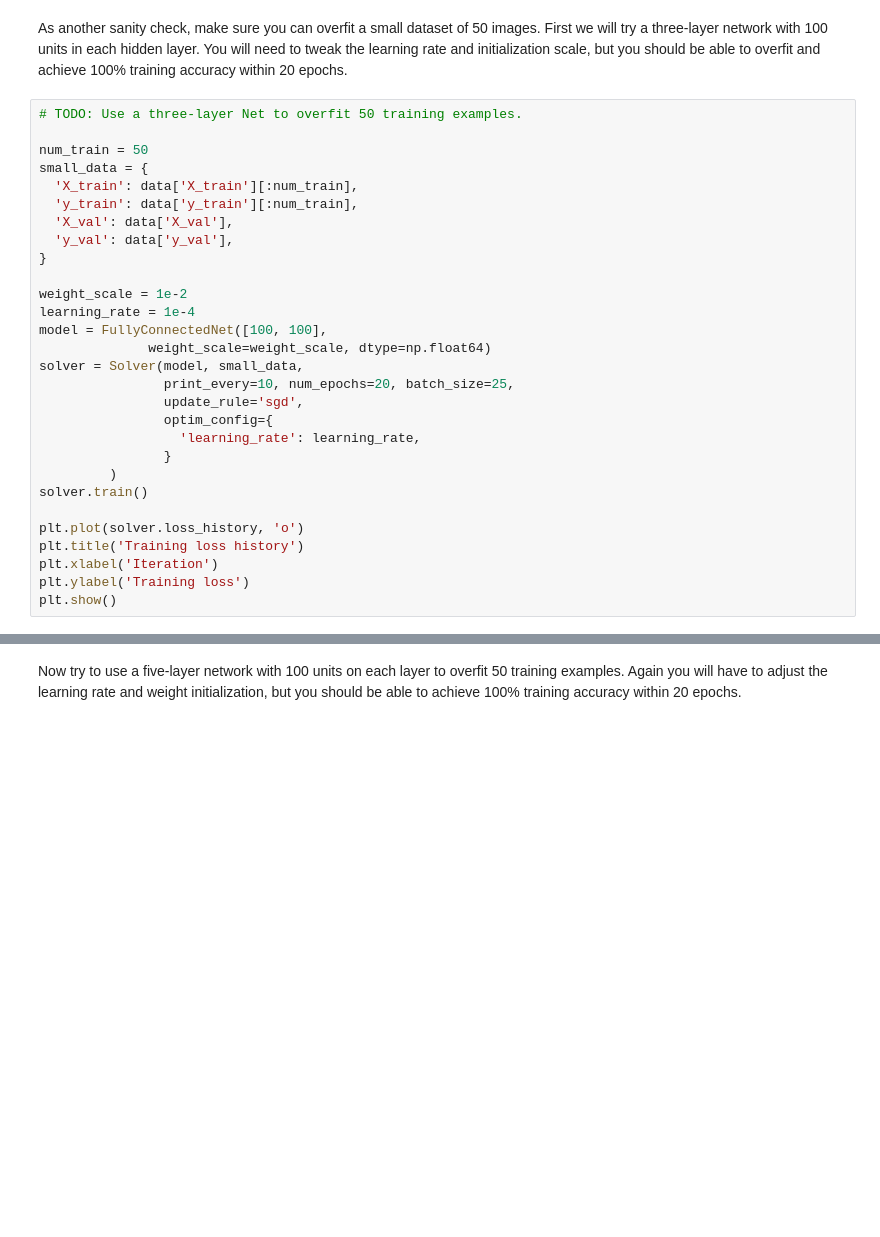
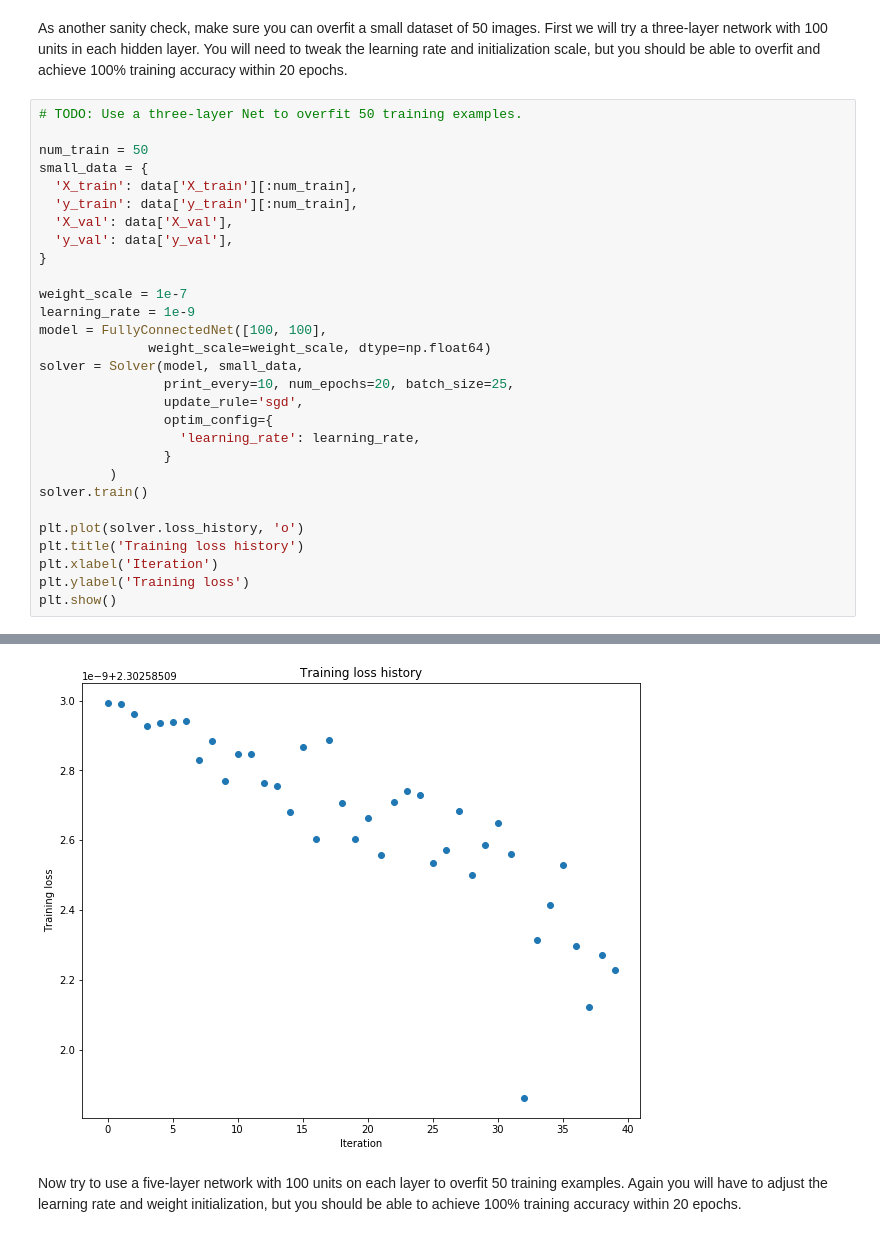
Before and after one commit to maoisdamao/231n, a Jupyter notebook: assignment2/FullyConnectedNets.ipynb, the cells around one changed output, grey strips where cells are left out. Drawn from its saved outputs; the diff is of its cells as text; blank space fills up the shorter version.

```diff
--- a/assignment2/FullyConnectedNets.ipynb
+++ b/assignment2/FullyConnectedNets.ipynb
@@ -426,8 +443,8 @@ small_data = {
   'y_val': data['y_val'],
 }
 
-weight_scale = 1e-2
-learning_rate = 1e-4
+weight_scale = 1e-7
+learning_rate = 1e-9
 model = FullyConnectedNet([100, 100],
               weight_scale=weight_scale, dtype=np.float64)
 solver = Solver(model, small_data,
@@ -444,3 +461,4 @@ plt.title('Training loss history')
 plt.xlabel('Iteration')
 plt.ylabel('Training loss')
 plt.show()
+# %% [output]
@@ -447,3 +482,4 @@ plt.show()
+[figure, added]
 # %% [markdown]
 Now try to use a five-layer network with 100 units on each layer to overfit 50 training examples. Again you will have to adjust the learning rate and weight initialization, but you should be able to achieve 100% training accuracy within 20 epochs.
 # %%
```
Also changed, not shown: parts of 6 cells of this notebook, 1 other file.
